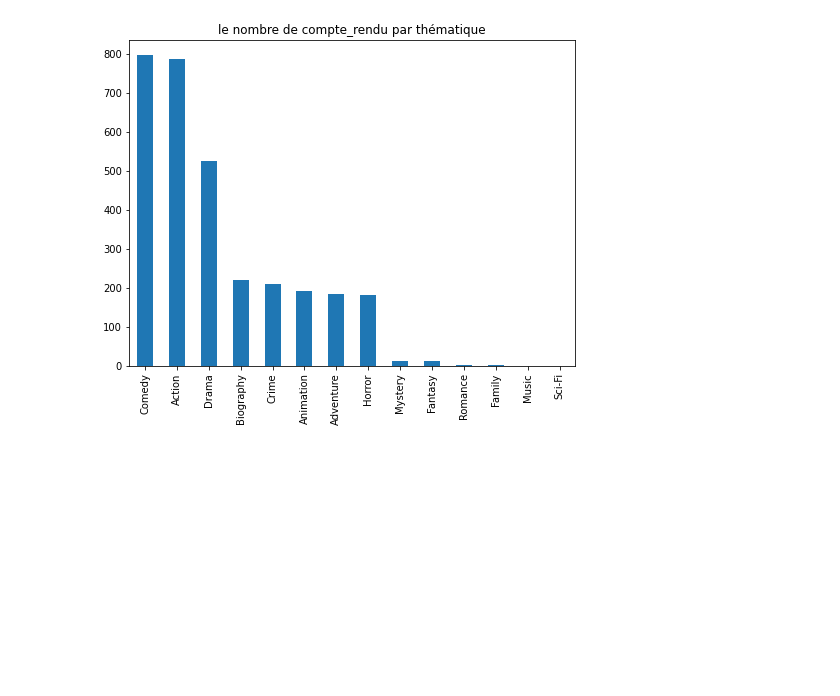
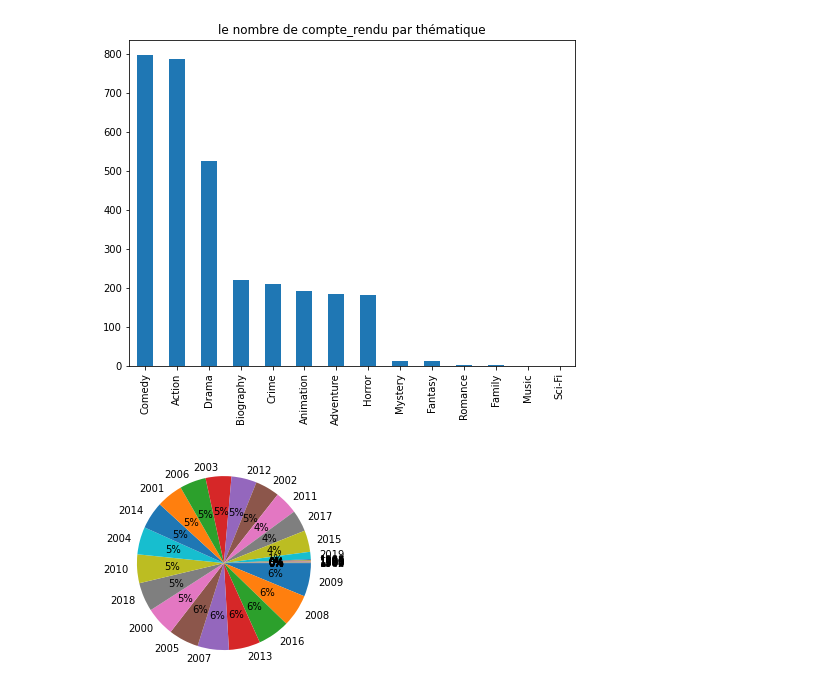
Before and after one commit to ManonDBT/Amelioration_IA, a Jupyter notebook: Amélioration/Modèle/Amélioration_scoring.ipynb, the cells around one changed output. Drawn from its saved outputs; the diff is of its cells as text; code cells hidden in the pictures; blank space fills up the shorter version.

```diff
--- a/Amélioration/Modèle/Amélioration_scoring.ipynb
+++ b/Amélioration/Modèle/Amélioration_scoring.ipynb
@@ -453,3 +453,11 @@ df['genre'].value_counts().plot.bar(ylim=0)
 plt.show()
 # %% [output]
 [figure]
+# %%
+x = df['year'].value_counts()
+label = df['year'].unique()
+
+plt.pie(x, labels=label, autopct='%1.0f%%', counterclock=False)
+plt.show()
+# %% [output]
+[figure, added]
```
Also changed, not shown: parts of 1 cell of this notebook, 4 other files.
